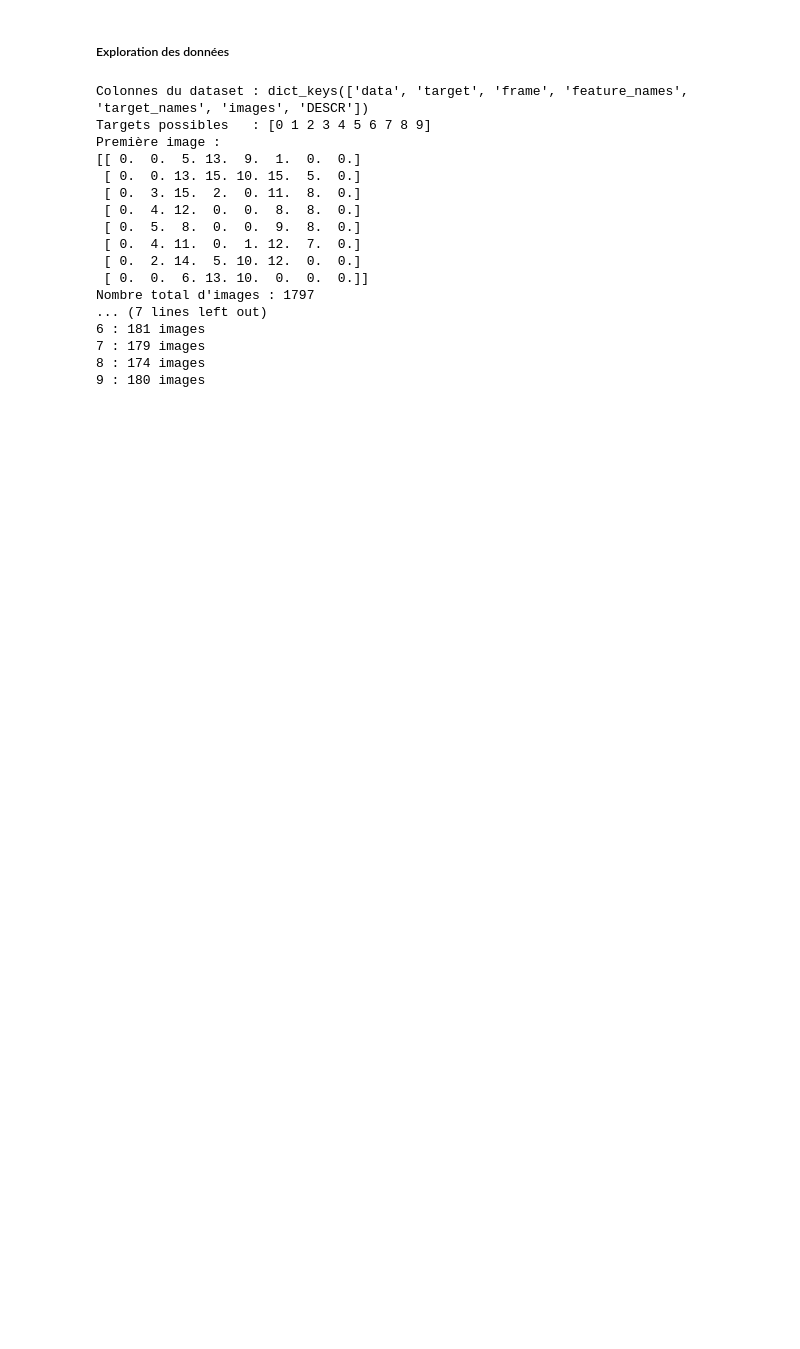
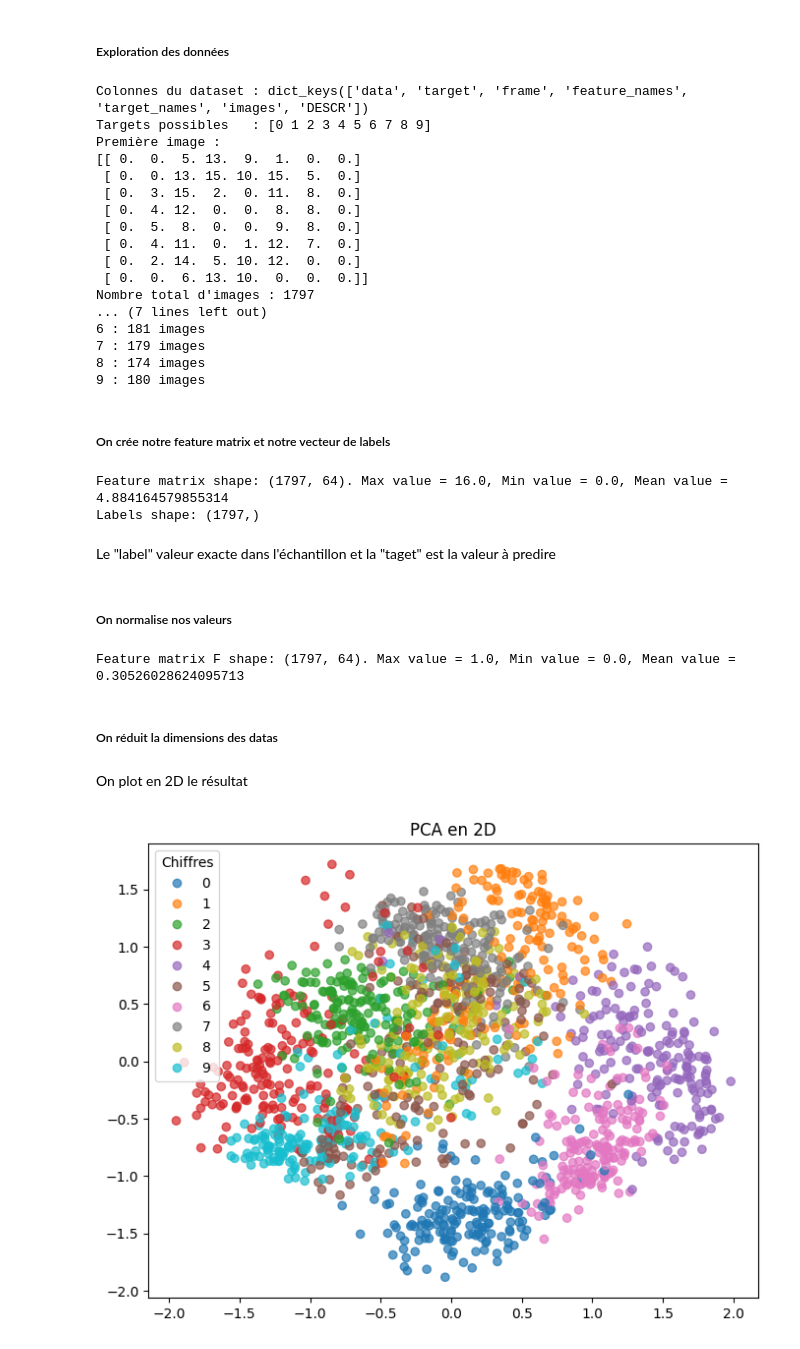
Before and after one commit to bogwee/intro_ml_2025, a Jupyter notebook: src/amine/code3.ipynb, the cells around one changed output. Saved outputs shown, nothing was run; the diff lists cells and outputs as text; code cells hidden in the pictures; blank space fills up the shorter version.

```diff
--- a/src/amine/code3.ipynb
+++ b/src/amine/code3.ipynb
@@ -51,3 +49,41 @@ Nombre total d'images : 1797
 7 : 179 images
 8 : 174 images
 9 : 180 images
+# %% [markdown]
+##### On crée notre feature matrix et notre vecteur de labels
+# %%
+X = digits.data
+y = digits.target
+
+print(f"Feature matrix shape: {X.shape}. Max value = {np.max(X)}, Min value = {np.min(X)}, Mean value = {np.mean(X)}")
+print(f"Labels shape: {y.shape}")
+# %% [output]
+Feature matrix shape: (1797, 64). Max value = 16.0, Min value = 0.0, Mean value = 4.884164579855314
+Labels shape: (1797,)
+# %% [markdown]
+Le "label" valeur exacte dans l'échantillon et la "taget" est la valeur à predire
+# %% [markdown]
+##### On normalise nos valeurs
+# %%
+F = X/16
+
+print(f"Feature matrix F shape: {F.shape}. Max value = {np.max(F)}, Min value = {np.min(F)}, Mean value = {np.mean(F)}")
+# %% [output]
+Feature matrix F shape: (1797, 64). Max value = 1.0, Min value = 0.0, Mean value = 0.30526028624095713
+# %% [markdown]
+##### On réduit la dimensions des datas
+# %%
+from sklearn.decomposition import PCA
+
+pca = PCA(n_components=2)
+F_pca = pca.fit_transform(F)
+# %% [markdown]
+On plot en 2D le résultat
+# %%
+plt.figure(figsize=(8,6))
+scatter = plt.scatter(F_pca[:, 0], F_pca[:, 1], c=digits.target, cmap='tab10', alpha=0.7)
+plt.legend(*scatter.legend_elements(), title="Chiffres")
+plt.title("PCA en 2D")
+plt.savefig("../../img/scattle_pca.png")
+# %% [output]
+[figure, added]
```
Also changed, not shown: parts of 7 cells of this notebook, 3 other files.
